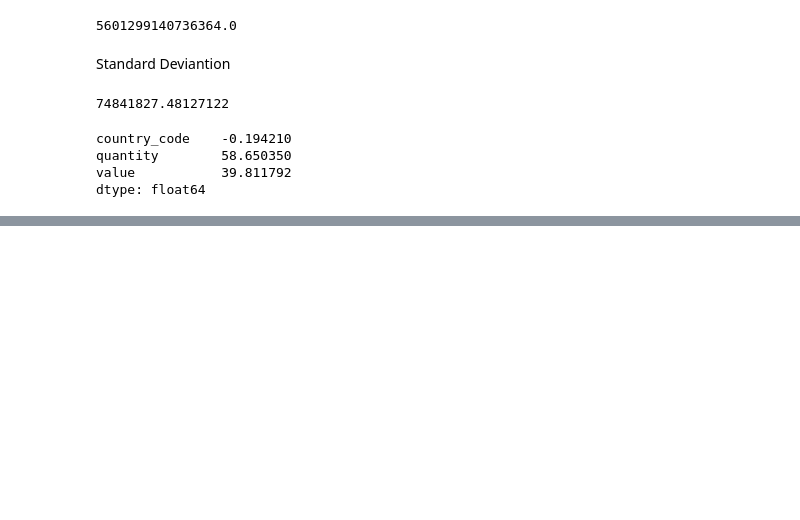
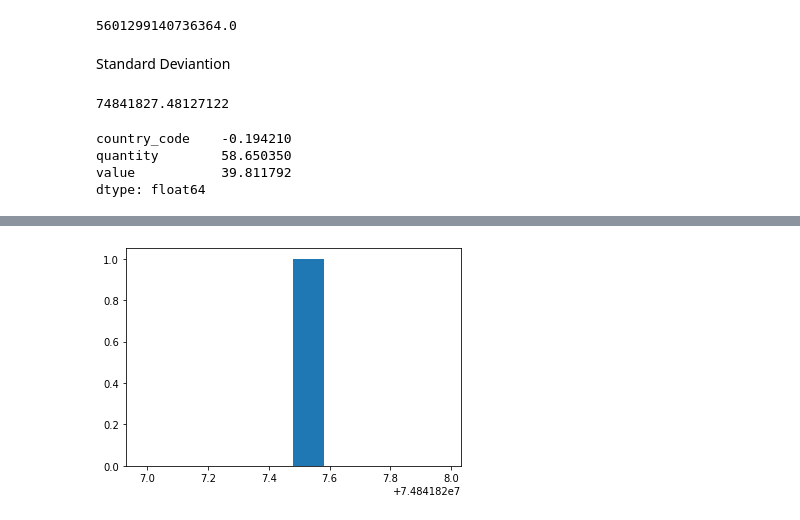
Before and after one commit to 22044/Data_Analytics, a Jupyter notebook: DataAnalyticsPR2.ipynb, the cells around one changed output, grey strips where cells are left out. Drawn from its saved outputs; the diff is of its cells as text; code cells hidden in the pictures; blank space fills up the shorter version.

```diff
--- a/DataAnalyticsPR2.ipynb
+++ b/DataAnalyticsPR2.ipynb
@@ -214,0 +229,5 @@ dtype: float64
+# %%
+plt.hist(std_dev)
+plt.show()
+# %% [output]
+[figure, added]
```
Also changed, not shown: parts of 6 cells of this notebook.
